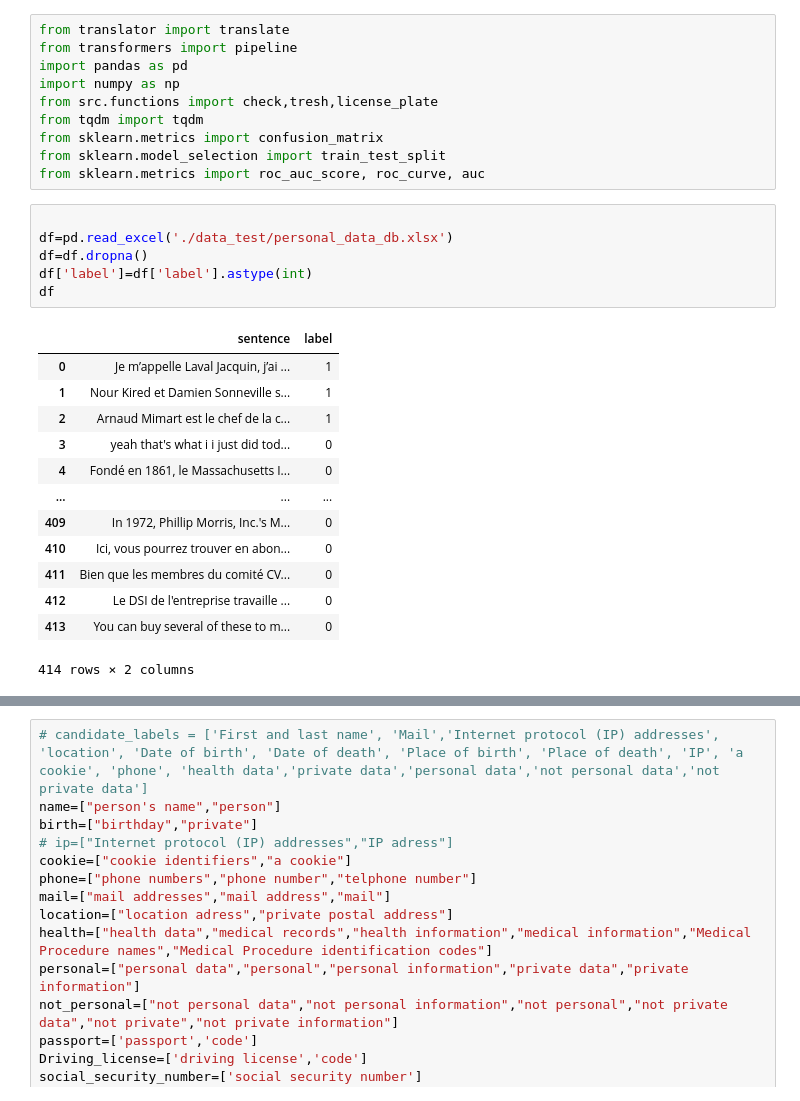
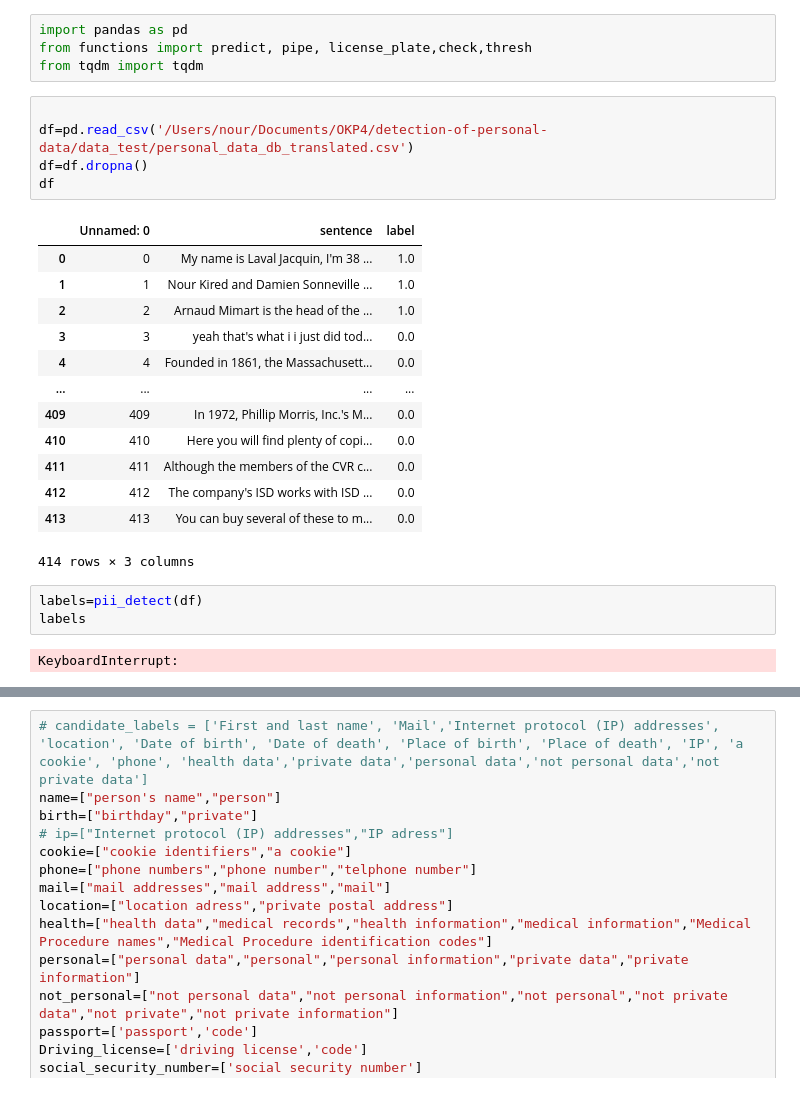
Before and after one commit to okp4/detection-of-personal-data, a Jupyter notebook: src/classification.ipynb, the cells around one changed output, grey strips where cells are left out. Drawn from its saved outputs; the diff is of its cells as text.

Commit message:
test: add tests

```diff
--- a/src/classification.ipynb
+++ b/src/classification.ipynb
@@ -1,30 +1,28 @@
-# %%
-from translator import translate
-from transformers import pipeline
-import pandas as pd
-import numpy as np
-from src.functions import check,tresh,license_plate
-from tqdm import tqdm
-from sklearn.metrics import confusion_matrix
-from sklearn.model_selection import train_test_split
-from sklearn.metrics import roc_auc_score, roc_curve, auc
-# %%
-
-df=pd.read_excel('./data_test/personal_data_db.xlsx')
-df=df.dropna()
-df['label']=df['label'].astype(int)
-df
-# %% [output]
-|  | sentence | label |
-| 0 | Je m’appelle Laval Jacquin, j’ai ... | 1 |
-| 1 | Nour Kired et Damien Sonneville s... | 1 |
-| 2 | Arnaud Mimart est le chef de la c... | 1 |
-| 3 | yeah that's what i i just did tod... | 0 |
-| 4 | Fondé en 1861, le Massachusetts I... | 0 |
-| ... | ... | ... |
-| 409 | In 1972, Phillip Morris, Inc.'s M... | 0 |
-| 410 | Ici, vous pourrez trouver en abon... | 0 |
-| 411 | Bien que les membres du comité CV... | 0 |
-| 412 | Le DSI de l'entreprise travaille ... | 0 |
-| 413 | You can buy several of these to m... | 0 |
-414 rows × 2 columns
+# %%
+import pandas as pd
+from functions import predict, pipe, license_plate,check,thresh
+from tqdm import tqdm
+# %%
+
+df=pd.read_csv('/Users/nour/Documents/OKP4/detection-of-personal-data/data_test/personal_data_db_translated.csv')
+df=df.dropna()
+df
+# %% [output]
+|  | Unnamed: 0 | sentence | label |
+| 0 | 0 | My name is Laval Jacquin, I'm 38 ... | 1.0 |
+| 1 | 1 | Nour Kired and Damien Sonneville ... | 1.0 |
+| 2 | 2 | Arnaud Mimart is the head of the ... | 1.0 |
+| 3 | 3 | yeah that's what i i just did tod... | 0.0 |
+| 4 | 4 | Founded in 1861, the Massachusett... | 0.0 |
+| ... | ... | ... | ... |
+| 409 | 409 | In 1972, Phillip Morris, Inc.'s M... | 0.0 |
+| 410 | 410 | Here you will find plenty of copi... | 0.0 |
+| 411 | 411 | Although the members of the CVR c... | 0.0 |
+| 412 | 412 | The company's ISD works with ISD ... | 0.0 |
+| 413 | 413 | You can buy several of these to m... | 0.0 |
+414 rows × 3 columns
+# %%
+labels=pii_detect(df)
+labels
+# %% [output]
+KeyboardInterrupt:
```
Also changed, not shown: parts of 6 cells of this notebook, 7 other files.
